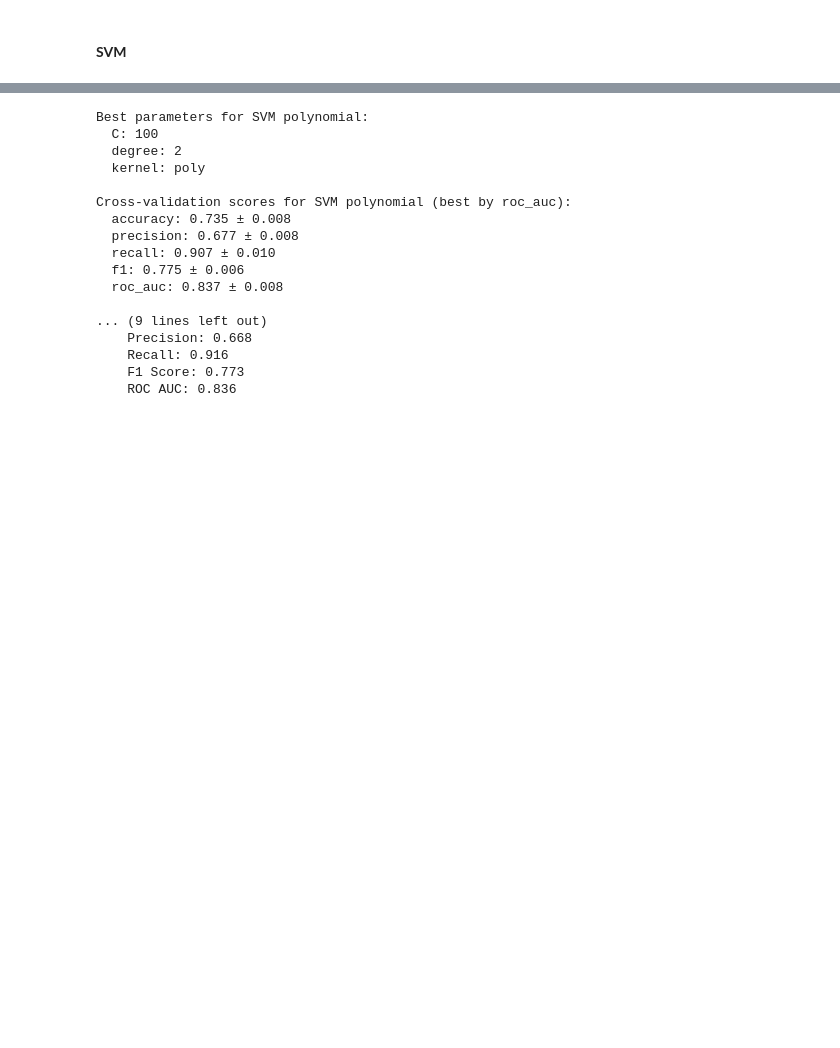
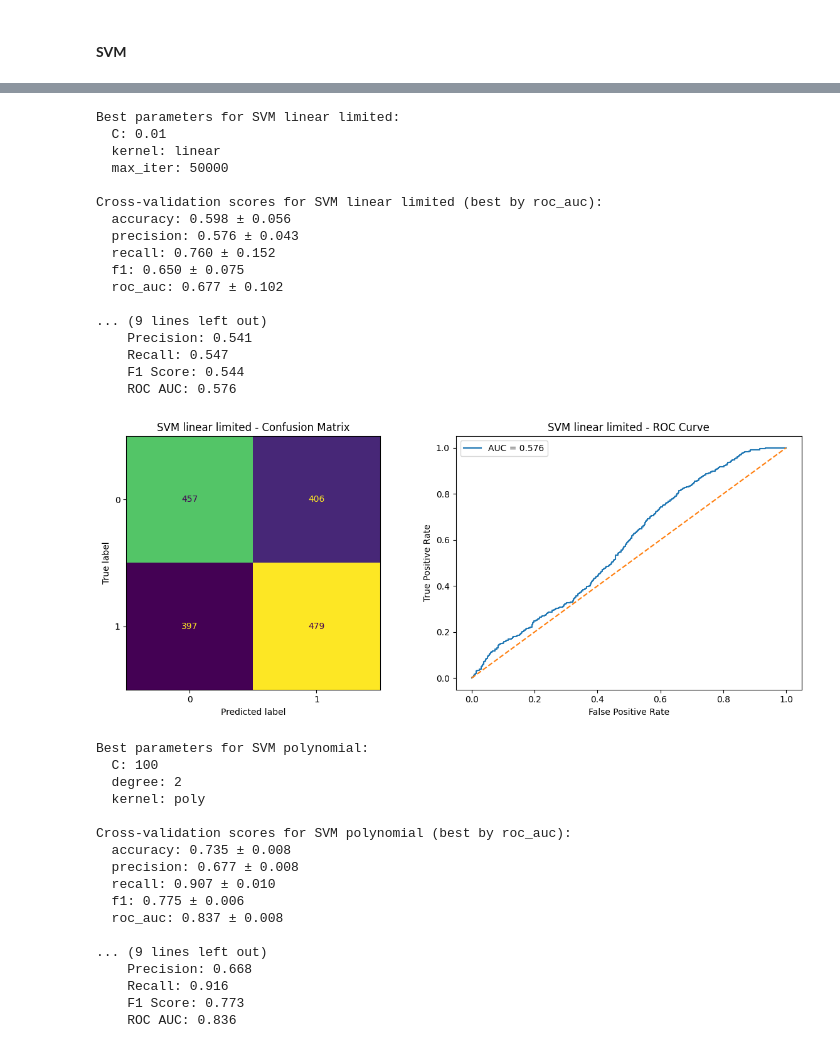
Before and after one commit to YarinArava/SpaceShipTitanic_FinalProject, a Jupyter notebook: Spaceship_Titanic_corrected.ipynb, the cells around one changed output, grey strips where cells are left out. Saved outputs shown, nothing was run; the diff lists cells and outputs as text; code cells hidden in the pictures; blank space fills up the shorter version.

```diff
--- a/Spaceship_Titanic_corrected.ipynb
+++ b/Spaceship_Titanic_corrected.ipynb
@@ -2357,3 +2390,44 @@ Cross-validation scores for SVM linear (best by roc_auc):
+# %%
+svm_linear_limited = SVC(probability=False)
+param_linear_limited = {
+    "kernel": ["linear"],
+    "C": [0.01, 0.1, 1, 10, 100],
+    "max_iter": [10000, 50000, 100000, 200000]
+}
+
+SVM_linear_search, SVM_linear_best_model, SVM_linear_limited_best_params, SVM_linear_limited_cv_results = \
+        evaluate_model(svm_linear_limited, param_linear_limited, X_train, y_train)
+print_best_params("SVM linear limited", SVM_linear_limited_best_params)
+
+print_all_scores_improved("SVM linear limited", SVM_linear_limited_cv_results, best_by='roc_auc')
+print_all_scores_improved("SVM linear limited", SVM_linear_limited_cv_results, best_by='f1')
+
+# Visualize performance of the best SVM linear model on the test set
+test_pred = SVM_linear_best_model.predict(X_test)
+test_prob = SVM_linear_best_model.decision_function(X_test)
+
+print("\nTest set performance for SVM linear limited:")
+comp_all_scores(y_test, test_pred, test_prob)
+plot_cm_and_roc(y_test, test_pred, test_prob, model_name="SVM linear limited")
+# %% [output]
+Best parameters for SVM linear limited:
+  C: 0.01
+  kernel: linear
+  max_iter: 50000
+
+Cross-validation scores for SVM linear limited (best by roc_auc):
+  accuracy: 0.598 ± 0.056
+  precision: 0.576 ± 0.043
+  recall: 0.760 ± 0.152
+  f1: 0.650 ± 0.075
+  roc_auc: 0.677 ± 0.102
+
+... (9 lines left out)
+    Precision: 0.541
+    Recall: 0.547
+    F1 Score: 0.544
+    ROC AUC: 0.576
+[figure, added]
 # %%
 svm_poly = SVC(probability=False)
 param_poly = {
```
Also changed, not shown: parts of 8 cells of this notebook.
